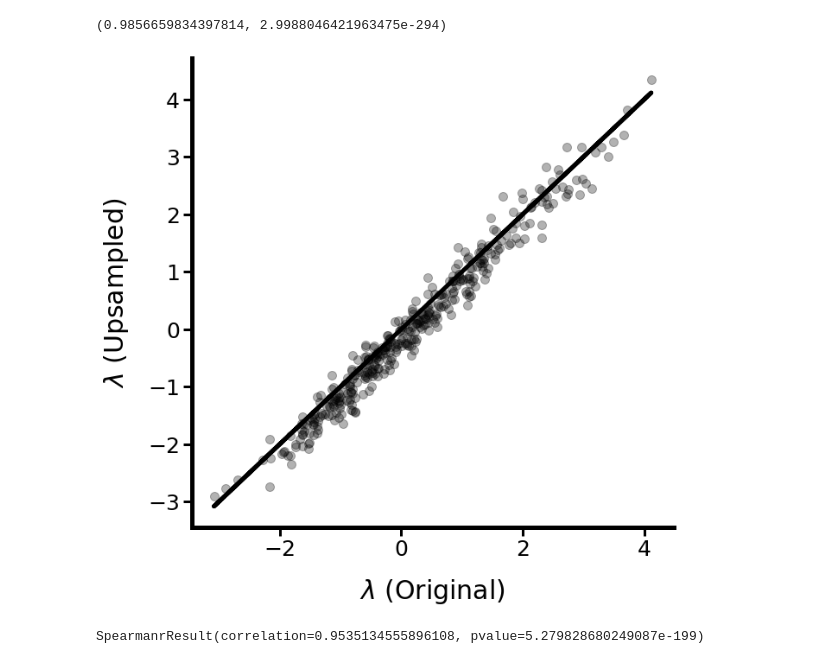
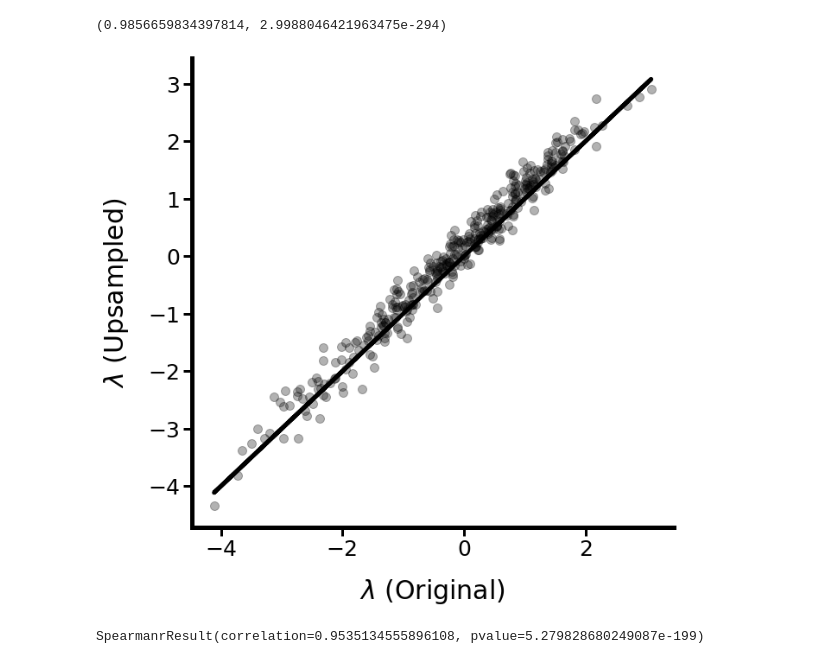
Before and after one commit to mengysun/AA_exchangeability, a Jupyter notebook: Codes/FigS3.ipynb, the cells around one changed output. Cells and saved outputs as stored; diff of their text form; code cells hidden in the pictures.

```diff
--- a/Codes/FigS3.ipynb
+++ b/Codes/FigS3.ipynb
@@ -278,30 +278,30 @@ stats.pearsonr(df_fit_compare['lmbda_raw'].tolist(),
 # %%
 # Create the scatter plot using DataFrame columns directly
 plt.figure(figsize=(10, 10), facecolor='white')
-plt.scatter(df_fit_compare['lmbda_raw'], df_fit_compare['lmbda'], color='black',alpha=0.3,s=100)
+plt.scatter(-df_fit_compare['lmbda_raw'], -df_fit_compare['lmbda'], color='black',alpha=0.3,s=100)
 
 # Draw a horizontal line at y=0.15
-plt.plot(df_fit_compare['lmbda_raw'], df_fit_compare['lmbda_raw'], color='black', linestyle='-',linewidth=5)
+plt.plot(-df_fit_compare['lmbda_raw'], -df_fit_compare['lmbda_raw'], color='black', linestyle='-',linewidth=5)
 
 # Setting the title and labels
 #plt.title('Scatter plot of original fit versus upsampled fit')
 plt.xlabel(r'$\lambda$ (Original)',fontsize=30,labelpad=20)
 plt.ylabel(r'$\lambda$ (Upsampled)',fontsize=30,labelpad=20)
 plt.xticks(fontsize=25)        # Adjust tick label size
 plt.yticks(fontsize=24)
 #plt.gca().set_facecolor(colors['light_gray'])
 ax = plt.gca()  # Get the current Axes instance
 ax.spines['right'].set_visible(False)
 ax.spines['top'].set_visible(False)
 ax.spines['left'].set_linewidth(5)  # Thicker y-axis
 ax.spines['bottom'].set_linewidth(5)  # Thicker x-axis
 # Make ticks thicker, longer, and pointing inward
 ax.tick_params(axis='both', direction='out', length=10, width=3, labelsize=25)
 #plt.legend()
 # Display the plot
 plt.show()
 # %% [output]
-[figure, old version]
+[figure, new version]
 # %%
 #Figure S3d
 # %%
```
Also changed, not shown: parts of 1 cell of this notebook.
